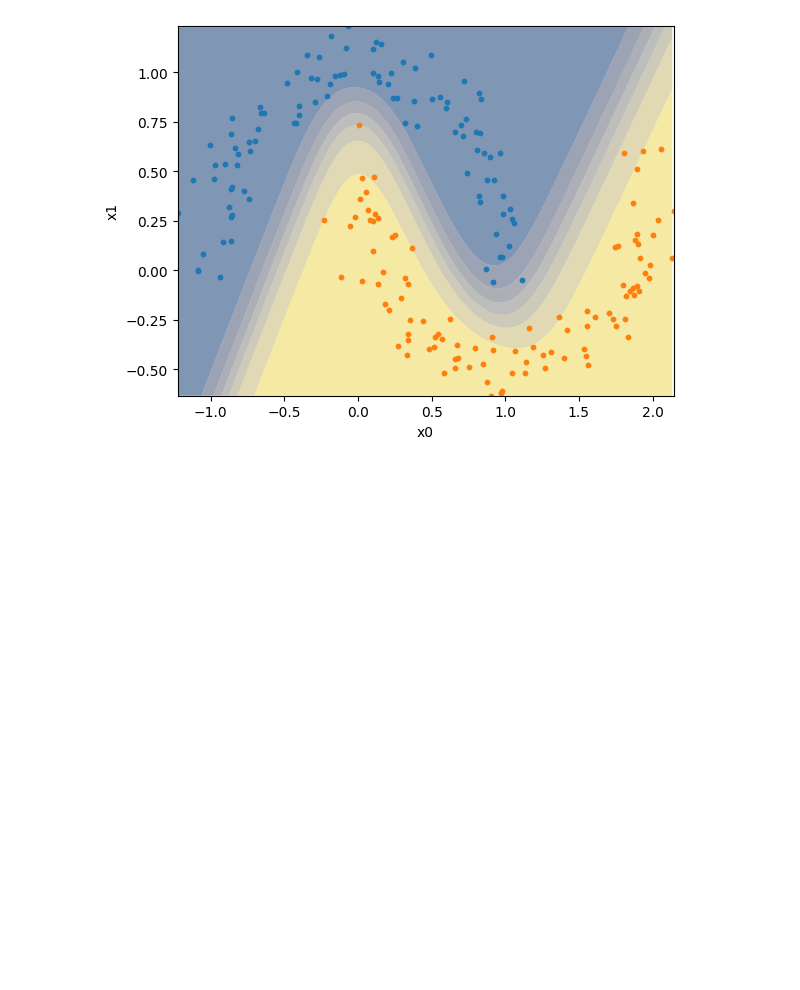
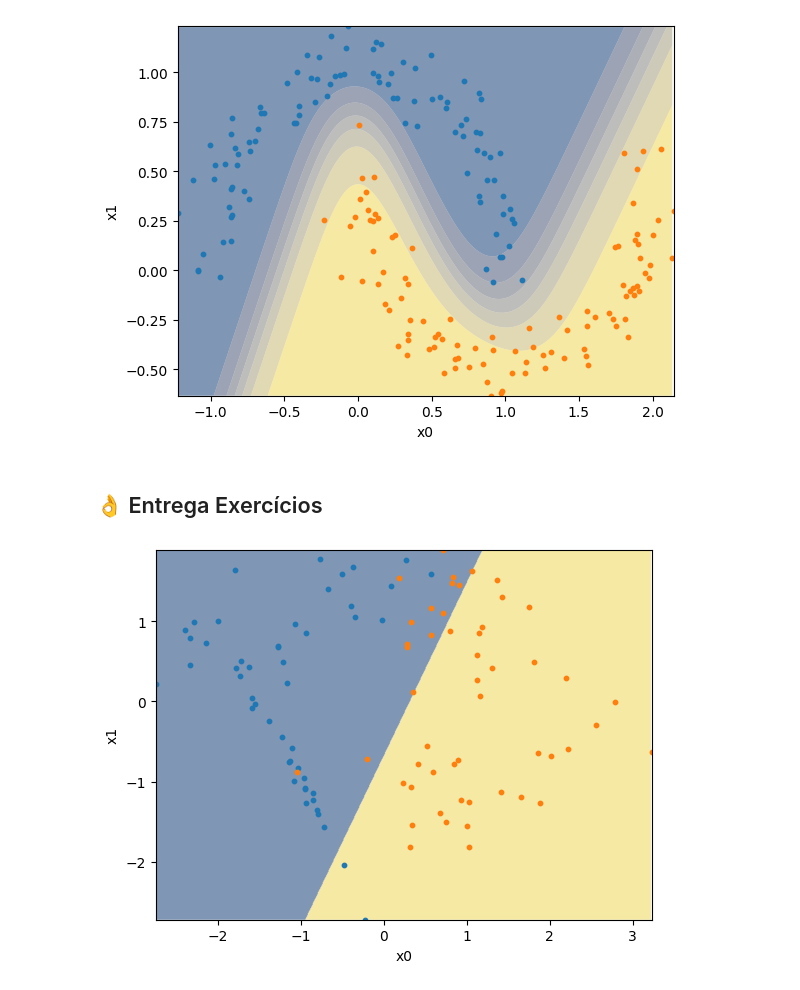
Before and after one commit to Feliperm2000/ANN_Mestrado, a Jupyter notebook: Aula_1.ipynb, the cells around one changed output. Saved outputs shown, nothing was run; the diff lists cells and outputs as text; code cells hidden in the pictures; blank space fills up the shorter version.

```diff
--- a/Aula_1.ipynb
+++ b/Aula_1.ipynb
@@ -130,3 +130,44 @@ plot_decision_boundary(model, X, y[:,0])
 plt.show()
 # %% [output]
 [figure]
+# %% [markdown]
+## 👌 Entrega Exercícios
+# %%
+X, y = make_classification(
+    n_samples=100, n_features=2, n_classes=2,
+    n_informative=2, n_redundant=0, n_repeated=0,
+    random_state=5
+)
+# %%
+model = Perceptron(input_size=X.shape[1], learning_rate=0.01, epochs=10000)
+model.fit(X, y)
+y_pred = model.predict(X)
+# %%
+def plot_decision_boundary(model, X, y, axis=None):
+    xx, yy = np.meshgrid(np.arange(X[:,0].min(), X[:,0].max(), 0.01),
+                         np.arange(X[:,1].min(), X[:,1].max(), 0.01))
+
+    Z = model.predict(np.c_[xx.ravel(), yy.ravel()])
+    Z = Z.reshape(xx.shape)
+
+    if axis is None:
+        plt.contourf(xx, yy, Z, alpha=0.5, cmap='cividis', antialiased=True)
+        plt.scatter(X[y==0,0], X[y==0,1], s=10)
+        plt.scatter(X[y==1,0], X[y==1,1], s=10)
+        plt.xlim(X[:,0].min(), X[:,0].max())
+        plt.ylim(X[:,1].min(), X[:,1].max())
+        plt.xlabel('x0')
+        plt.ylabel('x1')
+    else:
+        axis.contourf(xx, yy, Z, alpha=0.5, cmap='cividis', antialiased=True)
+        axis.scatter(X[y==0,0], X[y==0,1], s=10)
+        axis.scatter(X[y==1,0], X[y==1,1], s=10)
+        axis.set_xlim(X[:,0].min(), X[:,0].max())
+        axis.set_ylim(X[:,1].min(), X[:,1].max())
+        axis.set_xlabel('x0')
+        axis.set_ylabel('x1')
+
+plot_decision_boundary(model, X, y)
+plt.show()
+# %% [output]
+[figure, added]
```
Also changed, not shown: parts of 10 cells of this notebook.
